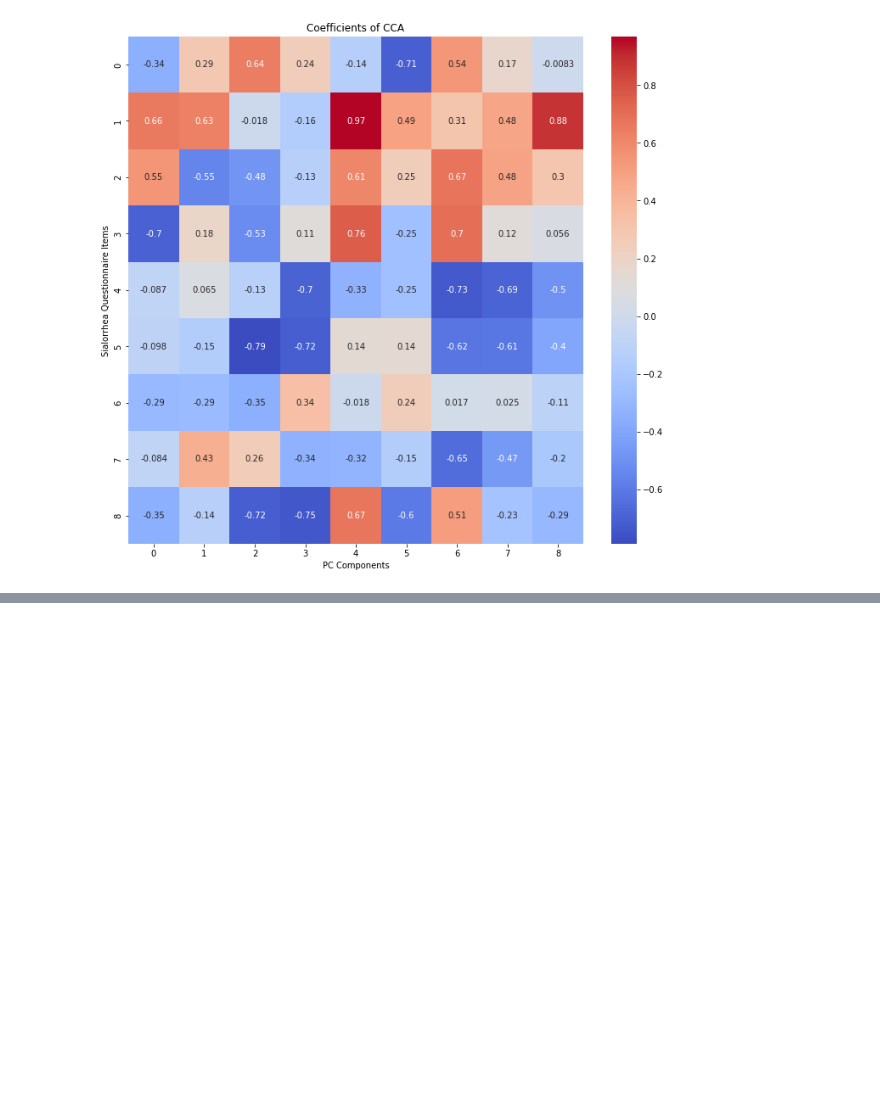
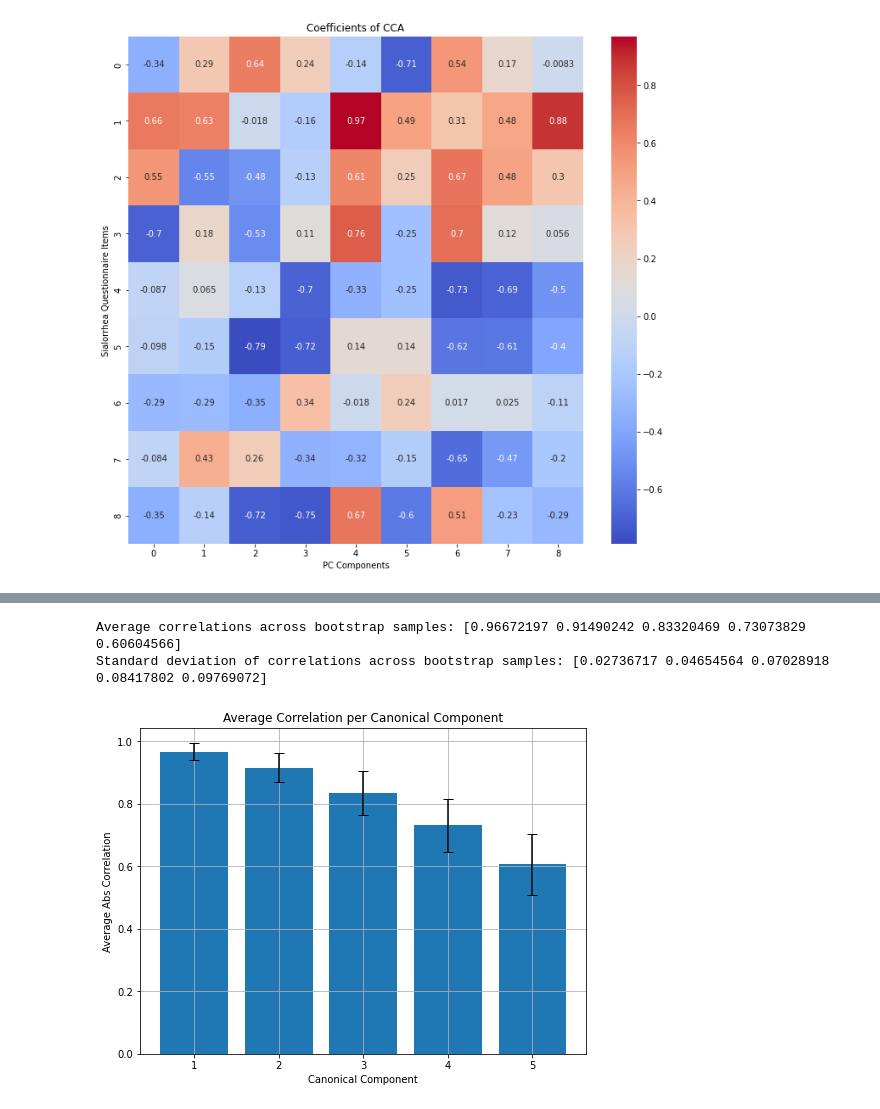
Before and after one commit to McKeownLab/Sialorrhea, a Jupyter notebook: feature_analysis.ipynb, the cells around one changed output, grey strips where cells are left out. Saved outputs shown, nothing was run; the diff lists cells and outputs as text; code cells hidden in the pictures; blank space fills up the shorter version.

```diff
--- a/feature_analysis.ipynb
+++ b/feature_analysis.ipynb
@@ -534,0 +566,37 @@ plt.show()
+# %%
+#Define data
+# Initialize the standard scaler
+scaler = StandardScaler()
+
+# Fit and transform the data
+Y = scaler.fit_transform(merged_eye_df.iloc[:, -9:])  # Features
+X_eye = scaler.fit_transform(merged_eye_df.iloc[:, :-10])  # Questionnaire results
+
+#Apply feature selection
+pca_eye = PCA(n_components=0.95)
+
+X_eye = pca_eye.fit_transform(X_eye)
+# %%
+import numpy as np
+from sklearn.cross_decomposition import CCA
+from sklearn.preprocessing import StandardScaler
+from sklearn.utils import resample
+
+
+
+n_bootstraps = 1000
+n_components = 5
+
+average_correlations, std_correlations = bootstrap_analysis(X_eye,Y,n_components, n_bootstraps)
+# Plot the average correlations
+plt.figure(figsize=(8, 6))
+# plot bar plot with error bars
+plt.bar(range(1, n_components+1), average_correlations, yerr=std_correlations, capsize=5)
+plt.xlabel('Canonical Component')
+plt.ylabel('Average Abs Correlation')
+plt.title('Average Correlation per Canonical Component')
+plt.grid(True)
+# %% [output]
+Average correlations across bootstrap samples: [0.96672197 0.91490242 0.83320469 0.73073829 0.60604566]
+Standard deviation of correlations across bootstrap samples: [0.02736717 0.04654564 0.07028918 0.08417802 0.09769072]
+[figure, added]
```
Also changed, not shown: parts of 34 cells of this notebook, 4 other files.
